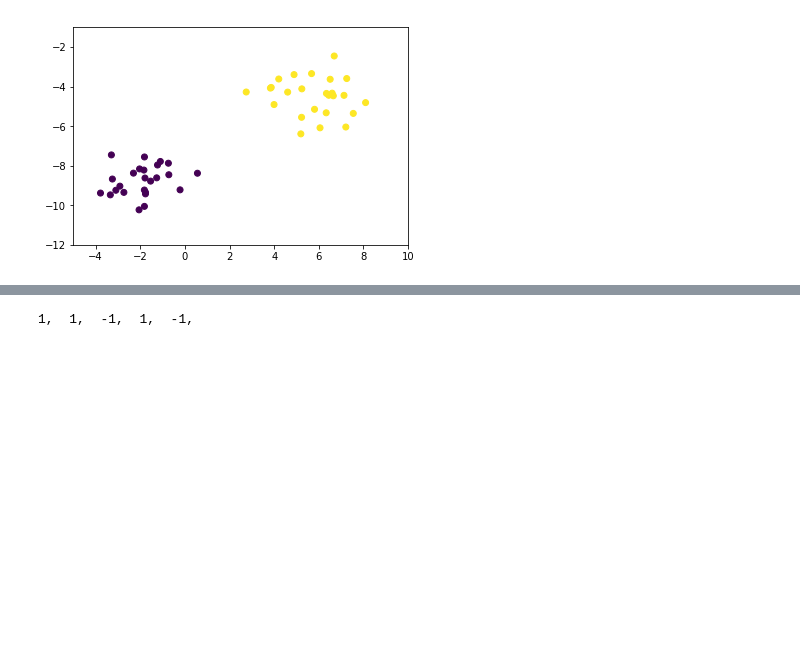
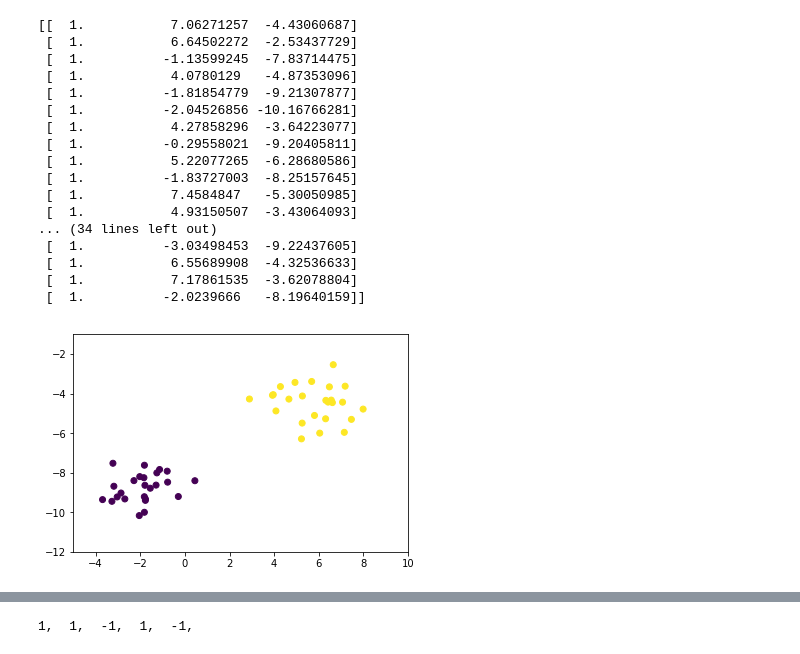
Before and after one commit to daxamin/Air-Pollution-Prediction, a Jupyter notebook: Evaluation/SVM/SVMTest.ipynb, the cells around one changed output, grey strips where cells are left out. Cells and saved outputs as stored; diff of their text form; code cells hidden in the pictures; blank space fills up the shorter version.

```diff
--- a/Evaluation/SVM/SVMTest.ipynb
+++ b/Evaluation/SVM/SVMTest.ipynb
@@ -6,13 +6,30 @@ import math
 # %%
 from sklearn.datasets.samples_generator import make_blobs
 
-(X,y) =  make_blobs(n_samples=50,n_features=2,centers=2,cluster_std=1.05,random_state=40)
-#we need to add 1 to X values (we can say its bias)
+(X,y) =  make_blobs(n_samples=50,n_features=2,centers=2,cluster_std=1,random_state=40)
+#adding 1 to X - bias
 X1 = np.c_[np.ones((X.shape[0])),X]
-
+print(X1)
 plt.scatter(X1[:,1],X1[:,2],marker='o',c=y)
 plt.axis([-5,10,-12,-1])
 plt.show()
 # %% [output]
+[[  1.           7.06271257  -4.43060687]
+ [  1.           6.64502272  -2.53437729]
+ [  1.          -1.13599245  -7.83714475]
+ [  1.           4.0780129   -4.87353096]
+ [  1.          -1.81854779  -9.21307877]
+ [  1.          -2.04526856 -10.16766281]
+ [  1.           4.27858296  -3.64223077]
+ [  1.          -0.29558021  -9.20405811]
+ [  1.           5.22077265  -6.28680586]
+ [  1.          -1.83727003  -8.25157645]
+ [  1.           7.4584847   -5.30050985]
+ [  1.           4.93150507  -3.43064093]
+... (34 lines left out)
+ [  1.          -3.03498453  -9.22437605]
+ [  1.           6.55689908  -4.32536633]
+ [  1.           7.17861535  -3.62078804]
+ [  1.          -2.0239666   -8.19640159]]
-[figure, old version]
+[figure, new version]
 # %%
```
Also changed, not shown: parts of 12 cells of this notebook.
